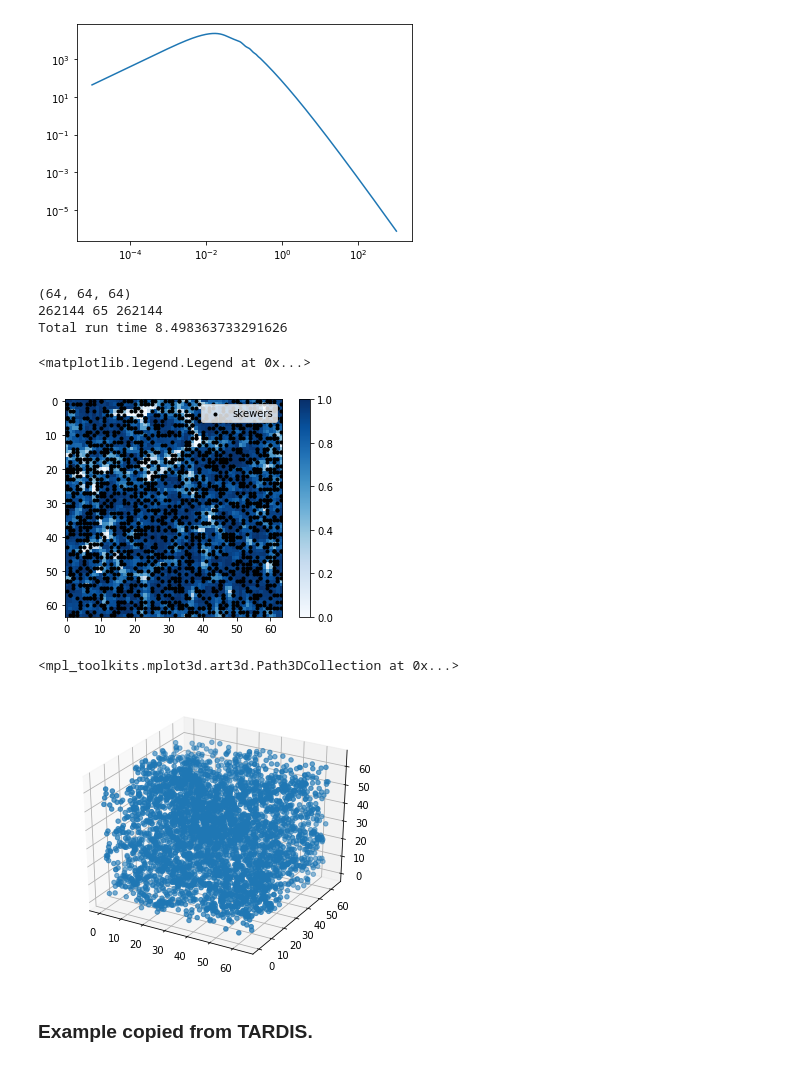
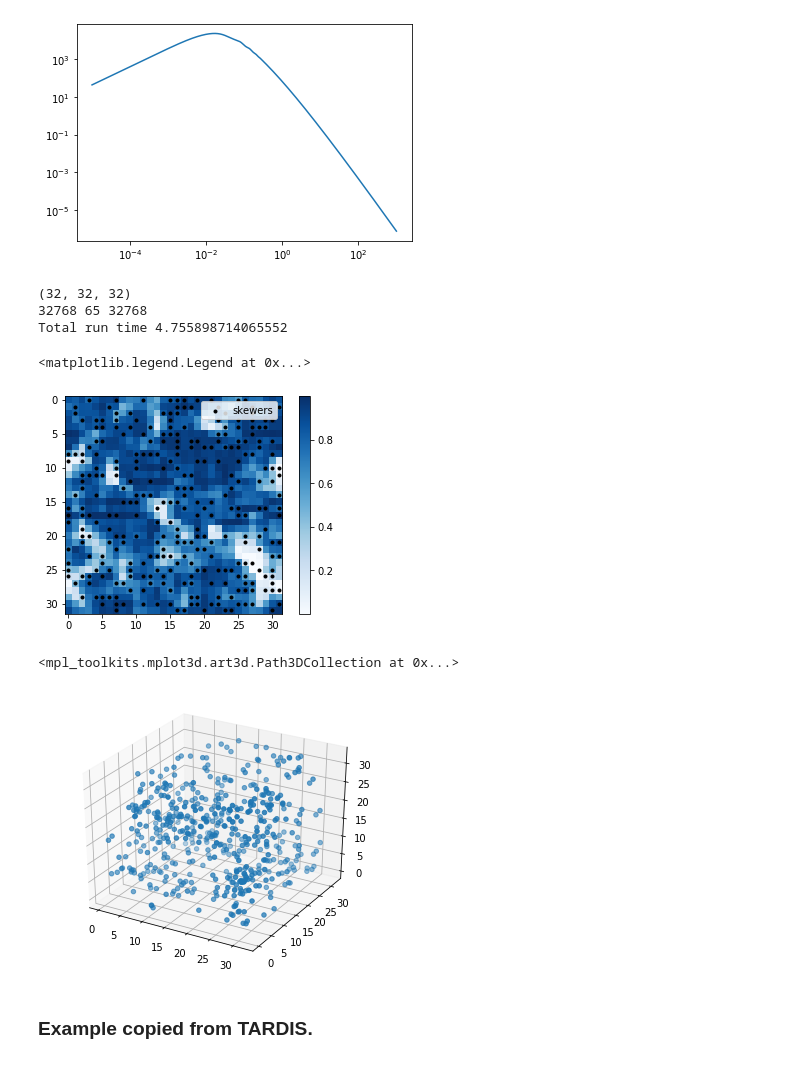
Before and after one commit to lizihao1008/Spectra, a Jupyter notebook: Optimization2.ipynb, the cells around one changed output. Drawn from its saved outputs; the diff is of its cells as text; code cells hidden in the pictures.

```diff
--- a/Optimization2.ipynb
+++ b/Optimization2.ipynb
@@ -21,24 +24,24 @@ ipklin = iuspline(klin, plin)
 # %% [output]
 [figure]
 # %%
-n=64
+n=32
 uni = universe(bs=n, nc=n,z_f=2.0,ipklin = ipklin )
 uni.evolv()
 # %% [output]
-(64, 64, 64)
-262144 65 262144
-Total run time 8.498363733291626
+(32, 32, 32)
+32768 65 32768
+Total run time 4.755898714065552
 # %%
-n_los = 2000
+n_los = 300
 mock_lya = lya_survey(uni,10,10,sm=0.5,n_skewers=n_los)
 mock_lya.select_skewers()
 imshow(np.exp(-1*uni.final_tau_RSD[0,:,:,0]),cmap="Blues")
 colorbar()
 plt.scatter(mock_lya.skewers_fin[::n][:,0],mock_lya.skewers_fin[::n][:,1],color='k',marker='.',label='skewers')
 legend(loc=1)
 # %% [output]
 <matplotlib.legend.Legend at 0x...>
-[figure, old version]
+[figure, new version]
 # %%
 from mpl_toolkits.mplot3d import Axes3D
 a = 8
@@ -51,7 +54,7 @@ ax1 = fig.add_subplot(111,projection='3d')
 ax1.scatter(loc[:,0],loc[:,1],loc[:,2])
 # %% [output]
 <mpl_toolkits.mplot3d.art3d.Path3DCollection at 0x...>
-[figure, old version]
+[figure, new version]
 # %% [markdown]
 ### Example copied from TARDIS.
 # %%
```
Also changed, not shown: parts of 41 cells of this notebook.
